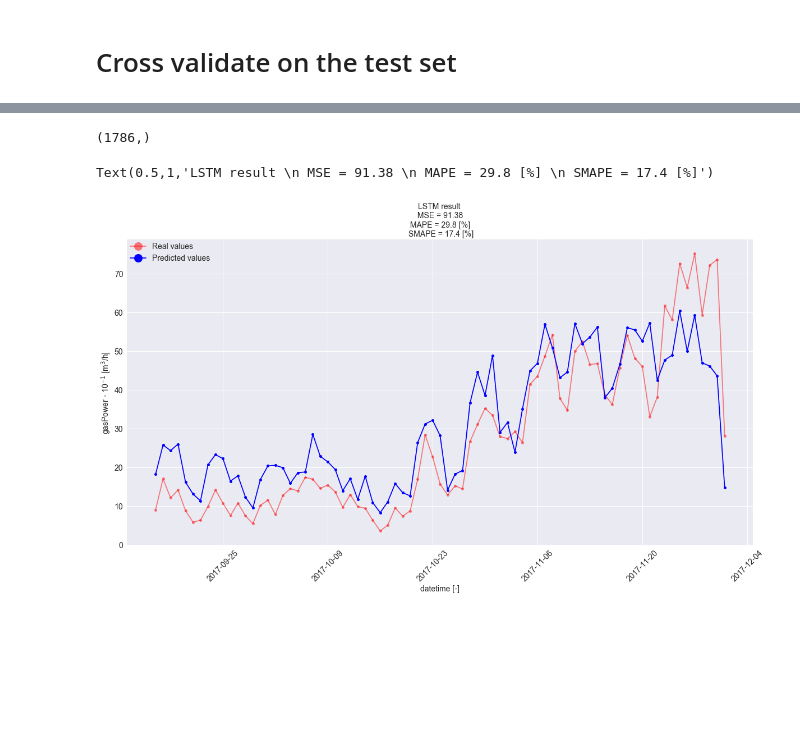
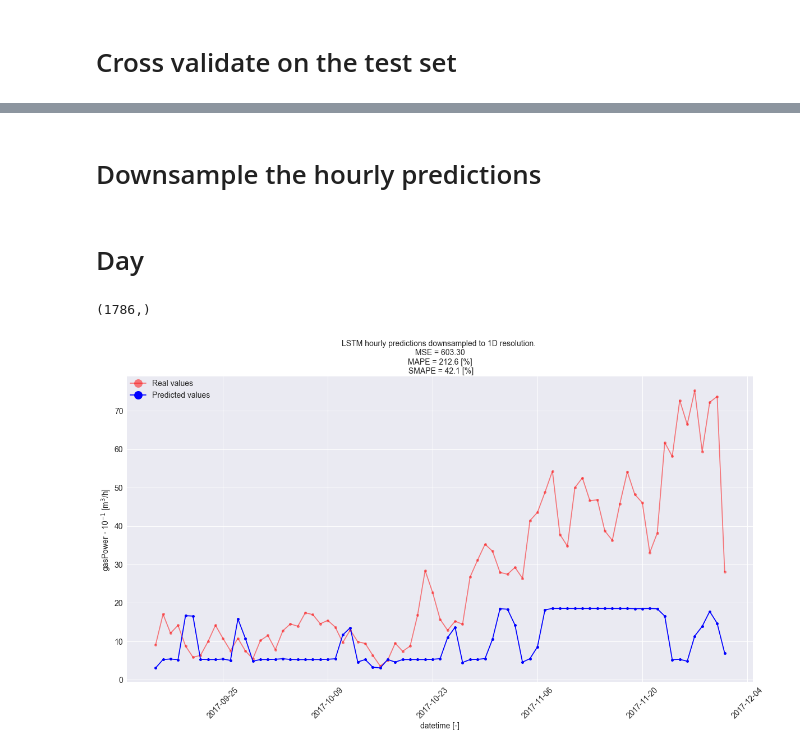
Before and after one commit to deKeijzer/Multivariate-time-series-models-in-Keras, a Jupyter notebook: notebooks/4.2 LSTM.ipynb, the cells around one changed output, grey strips where cells are left out. Saved outputs shown, nothing was run; the diff lists cells and outputs as text; code cells hidden in the pictures; blank space fills up the shorter version.

Commit message:
Hourly prediction downsamples to D, W, 4W results added.

```diff
--- a/notebooks/4.2 LSTM.ipynb
+++ b/notebooks/4.2 LSTM.ipynb
@@ -396,24 +395,0 @@ FINISHED
-# %%
-# Make it a df to be able to downsample
-datetime = x.index
-print(datetime.shape)
-
-y_pred = y_pred.reshape(y_pred.shape[0])
-y_true = y_true.reshape(y_true.shape[0])
-
-results = pd.DataFrame(y_true, y_pred) # For some reason y_true becomes the index
-result = results.reset_index() # Ugly way to fix above problem
-result.columns = ['y_pred', 'y_true']
-
-result['datetime'] = datetime
-result = result.set_index(['datetime'])
-
-# Save the model results for later usage
-result.to_csv('models\\LSTM_predictions.csv')
-
-
-result = result.resample('D').sum() # Resample data
-
-result = result.dropna()
-# %% [output]
-(1786,)
@@ -432,20 +396,9 @@ smape_result = (100/n) * np.sum( np.abs((ytrue - ypred)) / (np.abs(ytrue) + np.a
-# %%
-# Create plot
-plt.figure(figsize=(20,10))
-plt.plot(result.index, result['y_true'], '.-', color='red', label='Real values', alpha=0.5, ms=10) # ms is markersize
-plt.plot(result.index, result['y_pred'], '.-', color='blue', label='Predicted values', ms=10)
-
-plt.ylabel(r'gasPower $\cdot$ 10$^{-%s}$ [m$^3$/h]' % magnitude, fontsize=14)
-plt.xlabel('datetime [-]', fontsize=14) #TODO: set x values as actual dates
-
-plt.xticks(fontsize=14, rotation=45)
-plt.yticks(fontsize=14)
-
-plt.legend(loc='upper left', borderaxespad=0, frameon=False, fontsize=14, markerscale=3)
-
-plt.title('LSTM result \n MSE = %.2f \n MAPE = %.1f [%%] \n SMAPE = %.1f [%%]' % (mse_result, mape_result, smape_result), fontsize = 14)
-
-#plt.savefig('figures/LSTM result hourly resampled to daily by sum.png', dpi=300)
-# %% [output]
-Text(0.5,1,'LSTM result \n MSE = 91.38 \n MAPE = 29.8 [%] \n SMAPE = 17.4 [%]')
-[figure, removed]
+# %% [markdown]
+# Downsample the hourly predictions
+# %% [markdown]
+# Day
+# %%
+downsample_results(x, y_pred, y_true, magnitude=magnitude, resolution='1D', model_name='LSTM', savefig=False)
+# %% [output]
+(1786,)
+[figure, added]
```
Also changed, not shown: parts of 12 cells of this notebook, 4 other files.
